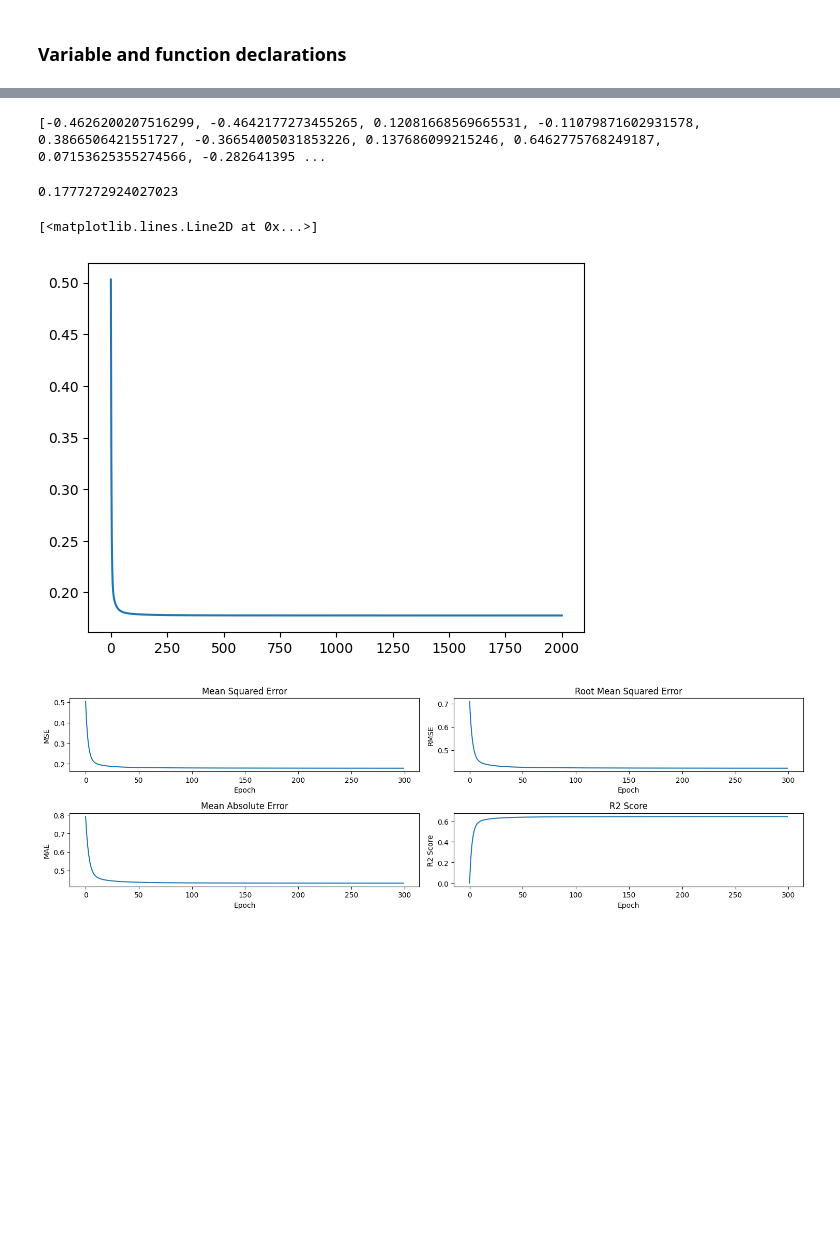
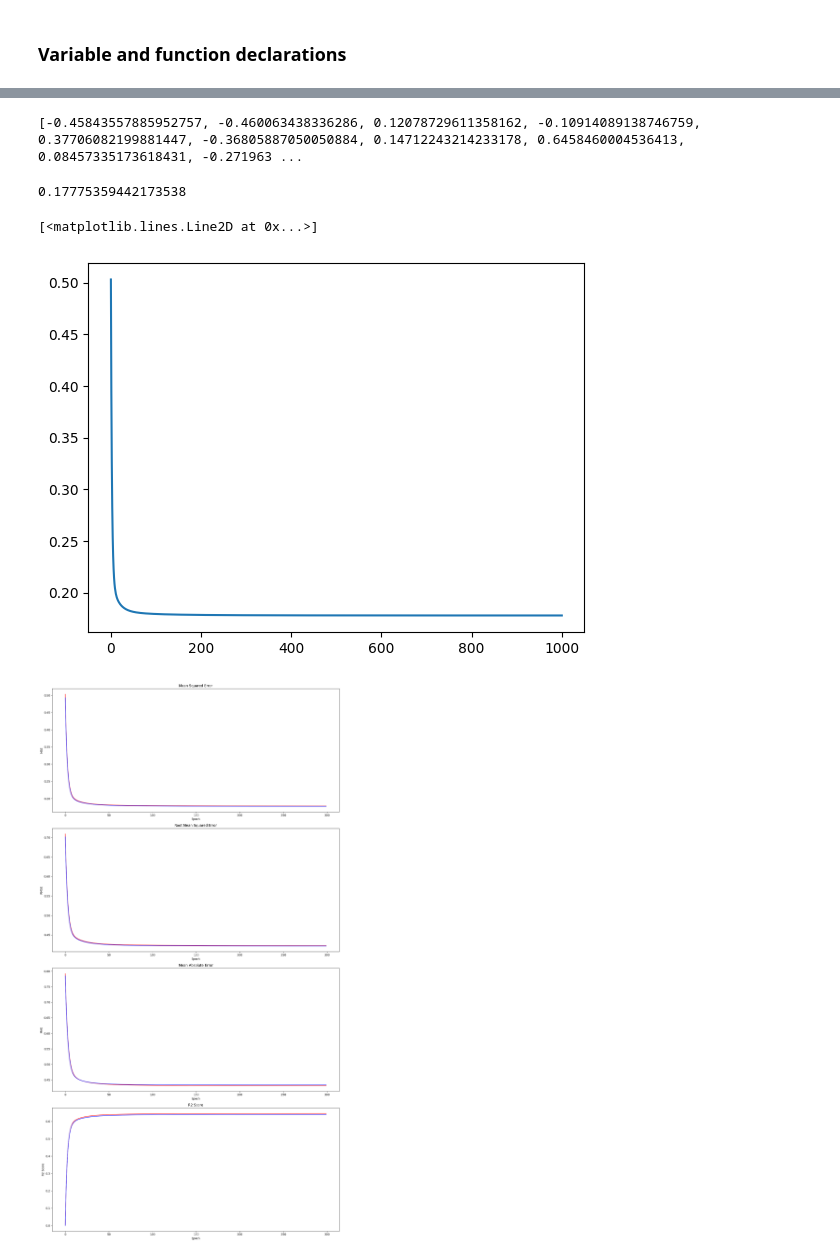
Before and after one commit to AMOGHA1140/24074032_CSOC_IG, a Jupyter notebook: prerequisites_assignment/python_implementation.ipynb, the cells around one changed output, grey strips where cells are left out. Drawn from its saved outputs; the diff is of its cells as text; code cells hidden in the pictures; blank space fills up the shorter version.

```diff
--- a/prerequisites_assignment/python_implementation.ipynb
+++ b/prerequisites_assignment/python_implementation.ipynb
@@ -132,7 +132,7 @@ def compute_gradient(X, y, weights, bias):
     dj_db /= m
     return dj_dw, dj_db
 
-def gradient_descent(X, y, weights, bias, alpha=2e-1, epochs=2000):
+def gradient_descent(X, y, weights, bias, X_test, y_test, alpha=2e-1, epochs=1000):
     m = len(X)
     n = len(weights)
 
@@ -143,6 +143,13 @@ def gradient_descent(X, y, weights, bias, alpha=2e-1, epochs=2000):
     mse_costs= [mse_cost(X, y, y_predicted)]
     r2_score = [r_squared(X, y, y_predicted)]
     mae_costs = [mae_cost(X, y, y_predicted)]
+
+    y_predicted_t = predict(X_test, weights, bias)
+
+    mse_costs_t= [mse_cost(X_test, y_test, y_predicted_t)]
+    r2_score_t = [r_squared(X_test, y_test, y_predicted_t)]
+    mae_costs_t = [mae_cost(X_test, y_test, y_predicted_t)]
+
 
 
 
@@ -163,11 +170,18 @@ def gradient_descent(X, y, weights, bias, alpha=2e-1, epochs=2000):
 
 
         y_predicted = predict(X, weights, bias)
+        y_predicted_t = predict(X_test, weights, bias)
 
 
         mse_costs.append(mse_cost(X, y, y_predicted))
         r2_score.append(r_squared(X, y, y_predicted))
         mae_costs.append(mae_cost(X, y, y_predicted))
+
+        mse_costs_t.append(mse_cost(X_test, y_test, y_predicted_t))
+        r2_score_t.append(r_squared(X_test, y_test, y_predicted_t))
+        mae_costs_t.append(mae_cost(X_test, y_test, y_predicted_t))
+
+
         time_taken.append(time.time()-start)
 
 
@@ -175,11 +189,11 @@ def gradient_descent(X, y, weights, bias, alpha=2e-1, epochs=2000):
 
 
 
-    return (mse_costs, mae_costs, r2_score, time_taken), weights, bias
+    return (mse_costs, mae_costs, r2_score), (mse_costs_t, mae_costs_t, r2_score_t), time_taken, weights, bias
 
 
 
-(mse_costs, mae_costs, r2_score, time_taken), W, b = gradient_descent(X_train, y_train, weights=W, bias=b)
+(mse_costs, mae_costs, r2_score), (mse_costs_t, mae_costs_t, r2_score_t), time_taken, W, b = gradient_descent(X_train, y_train,  W, b, X_test, y_test)
 # %% [output]
 0.0
 [-0.009897350095778277, -0.028388003249249144, 0.02142179166361891, 0.027135278688834176, 0.01016364115949498, -0.004911219146147633, 0.013216080754590376, 0.13843479667905076, 0.02607578237572769, -0 ...
@@ -201,45 +215,49 @@ def gradient_descent(X, y, weights, bias, alpha=2e-1, epochs=2000):
 # %%
 print(W, b)
 # %% [output]
-[-0.4626200207516299, -0.4642177273455265, 0.12081668569665531, -0.11079871602931578, 0.3866506421551727, -0.36654005031853226, 0.137686099215246, 0.6462775768249187, 0.07153625355274566, -0.282641395 ...
+[-0.45843557885952757, -0.460063438336286, 0.12078729611358162, -0.10914089138746759, 0.37706082199881447, -0.36805887050050884, 0.14712243214233178, 0.6458460004536413, 0.08457335173618431, -0.271963 ...
 # %%
 print(mse_costs[-1])
 # %% [output]
-0.1777272924027023
+0.17775359442173538
 # %%
 plt.plot(mse_costs)
 # %% [output]
 [<matplotlib.lines.Line2D at 0x...>]
-[figure, old version]
+[figure, new version]
 # %%
-fig, axs = plt.subplots(2, 2, figsize=(15, 5))
+fig, axs = plt.subplots(4, 1, figsize=(15, 30))
 
 
-axs[0, 0].plot(mse_costs[:300])
-axs[0, 0].set_title("Mean Squared Error")
-axs[0, 0].set_xlabel("Epoch")
-axs[0, 0].set_ylabel("MSE")
+axs[0].plot(mse_costs[:300], 'r')
+axs[0].plot(mse_costs_t[:300], 'b')
+axs[0].set_title("Mean Squared Error")
+axs[0].set_xlabel("Epoch")
+axs[0].set_ylabel("MSE")
 
 
-axs[0, 1].plot([i**0.5 for i in mse_costs[:300]])
-axs[0, 1].set_title("Root Mean Squared Error")
-axs[0, 1].set_xlabel("Epoch")
-axs[0, 1].set_ylabel("RMSE")
+axs[1].plot([i**0.5 for i in mse_costs[:300]], 'r')
+axs[1].plot([i**0.5 for i in mse_costs_t[:300]], 'b')
+axs[1].set_title("Root Mean Squared Error")
+axs[1].set_xlabel("Epoch")
+axs[1].set_ylabel("RMSE")
 
 
-axs[1, 0].plot(mae_costs[:300])
-axs[1, 0].set_title("Mean Absolute Error")
-axs[1, 0].set_xlabel("Epoch")
-axs[1, 0].set_ylabel("MAE")
+axs[2].plot(mae_costs[:300], 'r')
+axs[2].plot(mae_costs_t[:300], 'b')
+axs[2].set_title("Mean Absolute Error")
+axs[2].set_xlabel("Epoch")
+axs[2].set_ylabel("MAE")
 
 
-axs[1, 1].plot(r2_score[:300])
-axs[1, 1].set_title("R2 Score")
-axs[1, 1].set_xlabel("Epoch")
-axs[1, 1].set_ylabel("R2 Score")
+axs[3].plot(r2_score[:300], 'r')
+axs[3].plot(r2_score_t[:300], 'b')
+axs[3].set_title("R2 Score")
+axs[3].set_xlabel("Epoch")
+axs[3].set_ylabel("R2 Score")
 
 plt.tight_layout(rect=[0, 0.03, 1, 0.95])
 plt.show()
 # %% [output]
-[figure, old version]
+[figure, new version]
 # %%
```
Also changed, not shown: parts of 3 cells of this notebook, 1 other file.
